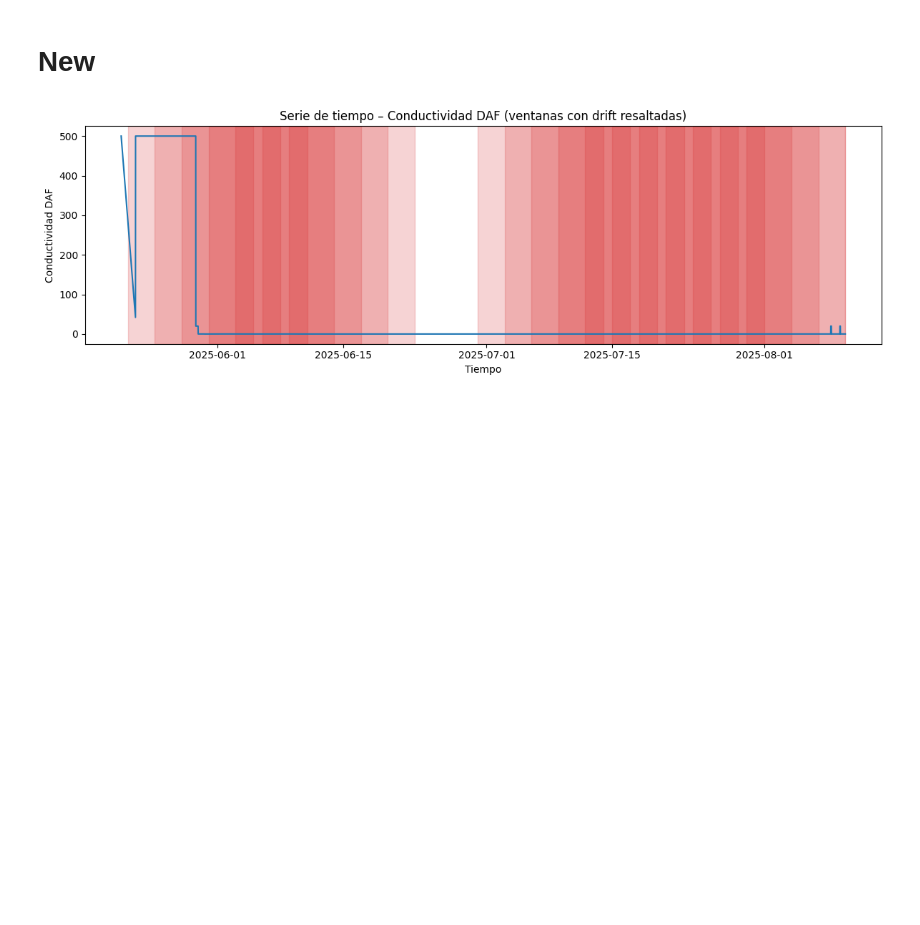
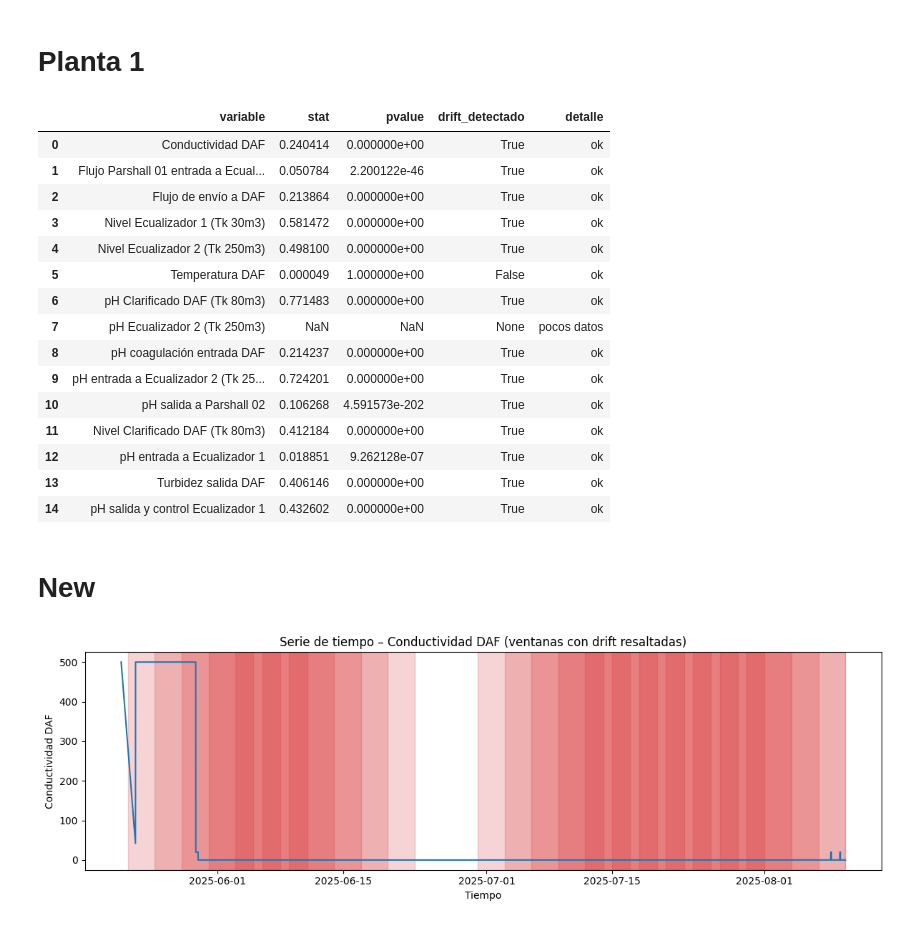
Before and after one commit to fchiapped/Proyecto-Grado, a Jupyter notebook: Analisis/drift.ipynb, the cells around one changed output. Saved outputs shown, nothing was run; the diff lists cells and outputs as text; code cells hidden in the pictures; blank space fills up the shorter version.

```diff
--- a/drift.ipynb
+++ b/Analisis/drift.ipynb
@@ -4,8 +4,35 @@ import funciones
 # %%
 # Leer los tres dataframes procesados desde la carpeta 'df_procesados'
-df_planta_1 = pd.read_csv('df_procesados/df_planta_1.csv')
-df_planta_2 = pd.read_csv('df_procesados/df_planta_2.csv')
-df_planta_3 = pd.read_csv('df_procesados/df_planta_3.csv')
+df_planta_1 = pd.read_csv('../df_procesados/df_planta_1.csv')
+df_planta_2 = pd.read_csv('../df_procesados/df_planta_2.csv')
+df_planta_3 = pd.read_csv('../df_procesados/df_planta_3.csv')
+# %%
+df_planta_1['date_time'] = pd.to_datetime(df_planta_1['date_time'])
+df_planta_2['date_time'] = pd.to_datetime(df_planta_2['date_time'])
+df_planta_3['date_time'] = pd.to_datetime(df_planta_3['date_time'])
+# %% [markdown]
+# Planta 1
+# %%
+res = funciones.detectar_drift_ks(df_planta_1, columnas=[col for col in df_planta_1.columns if col != "date_time"])
+
+res
+# %% [output]
+|  | variable | stat | pvalue | drift_detectado | detalle |
+| 0 | Conductividad DAF | 0.240414 | 0.000000e+00 | True | ok |
+| 1 | Flujo Parshall 01 entrada a Ecual... | 0.050784 | 2.200122e-46 | True | ok |
+| 2 | Flujo de envío a DAF | 0.213864 | 0.000000e+00 | True | ok |
+| 3 | Nivel Ecualizador 1 (Tk 30m3) | 0.581472 | 0.000000e+00 | True | ok |
+| 4 | Nivel Ecualizador 2 (Tk 250m3) | 0.498100 | 0.000000e+00 | True | ok |
+| 5 | Temperatura DAF | 0.000049 | 1.000000e+00 | False | ok |
+| 6 | pH Clarificado DAF (Tk 80m3) | 0.771483 | 0.000000e+00 | True | ok |
+| 7 | pH Ecualizador 2 (Tk 250m3) | NaN | NaN | None | pocos datos |
+| 8 | pH coagulación entrada DAF | 0.214237 | 0.000000e+00 | True | ok |
+| 9 | pH entrada a Ecualizador 2 (Tk 25... | 0.724201 | 0.000000e+00 | True | ok |
+| 10 | pH salida a Parshall 02 | 0.106268 | 4.591573e-202 | True | ok |
+| 11 | Nivel Clarificado DAF (Tk 80m3) | 0.412184 | 0.000000e+00 | True | ok |
+| 12 | pH entrada a Ecualizador 1 | 0.018851 | 9.262128e-07 | True | ok |
+| 13 | Turbidez salida DAF | 0.406146 | 0.000000e+00 | True | ok |
+| 14 | pH salida y control Ecualizador 1 | 0.432602 | 0.000000e+00 | True | ok |
 # %% [markdown]
 # New
 # %%
```
Also changed, not shown: parts of 1 cell of this notebook, 8 other files.
